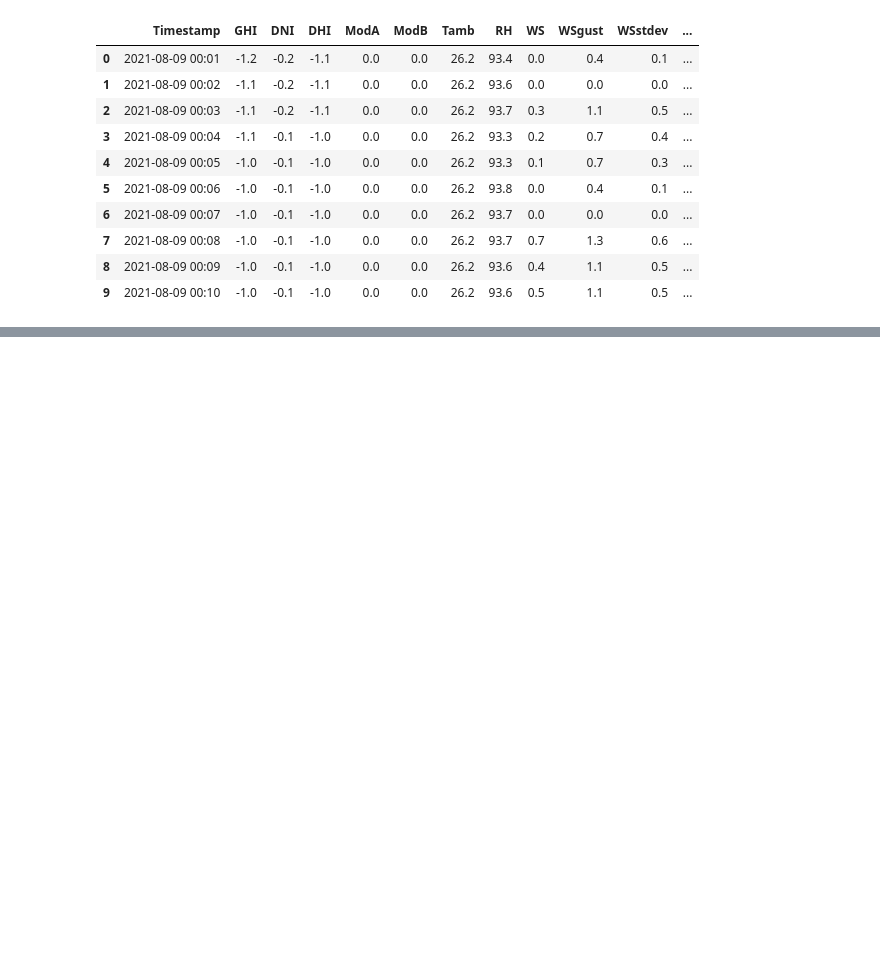
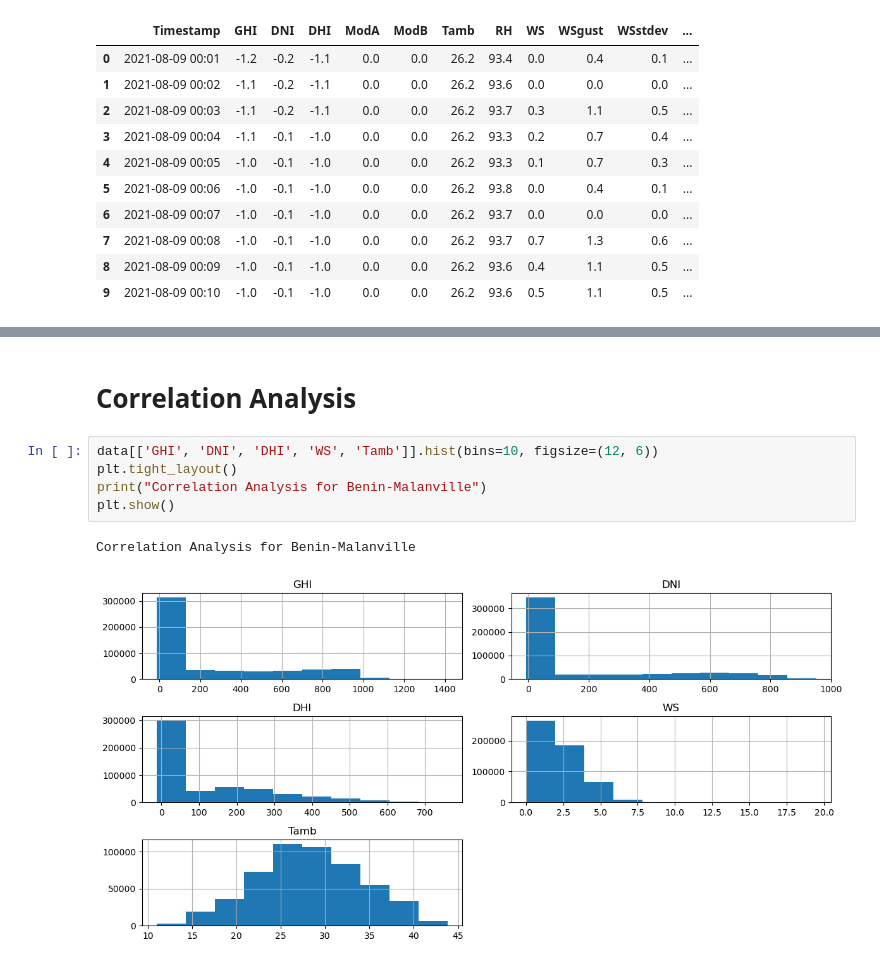
Before and after one commit to YomiyuShambel21/Solar-Radiation, a Jupyter notebook: notebooks/EDA.ipynb, the cells around one changed output, grey strips where cells are left out. Cells and saved outputs as stored; diff of their text form; blank space fills up the shorter version.

```diff
--- a/notebooks/EDA.ipynb
+++ b/notebooks/EDA.ipynb
@@ -26,0 +300,10 @@ data.head(10)
+# %% [markdown]
+# Correlation Analysis
+# %%
+data[['GHI', 'DNI', 'DHI', 'WS', 'Tamb']].hist(bins=10, figsize=(12, 6))
+plt.tight_layout()
+print("Correlation Analysis for Benin-Malanville")
+plt.show()
+# %% [output]
+Correlation Analysis for Benin-Malanville
+[figure, added]
```
Also changed, not shown: parts of 26 cells of this notebook.
